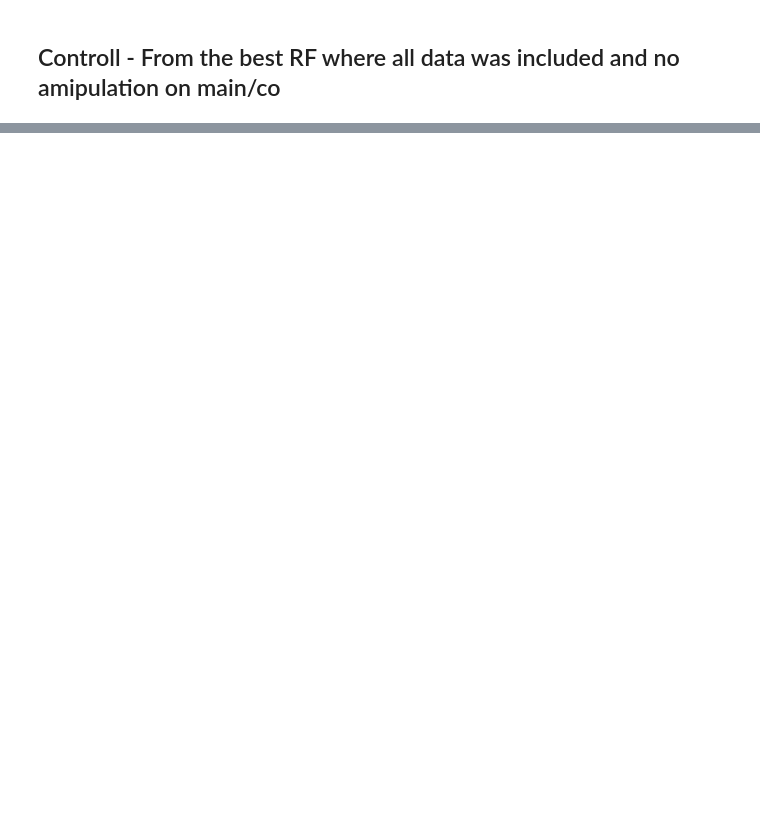
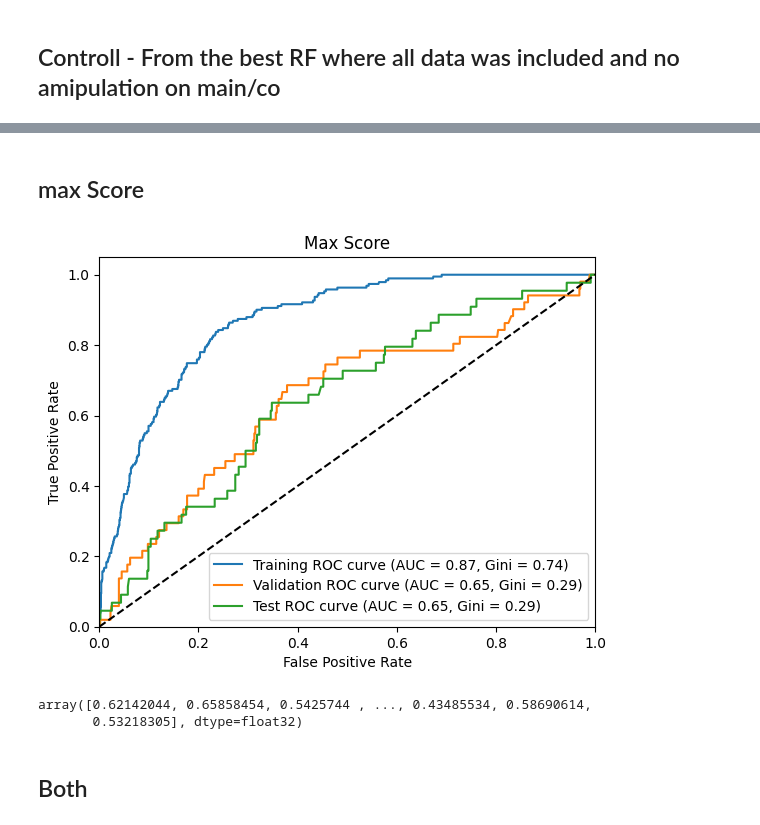
Before and after one commit to AndreasNilssonNstart/PSD2-Data-Engineering-Modeling-DATA-258, a Jupyter notebook: 2. Python/2.00 Target Modelling.ipynb, the cells around one changed output, grey strips where cells are left out. Cells and saved outputs as stored; diff of their text form; code cells hidden in the pictures; blank space fills up the shorter version.

```diff
--- a/2. Python/2.00 Target Modelling.ipynb
+++ b/2. Python/2.00 Target Modelling.ipynb
@@ -286 +304,9 @@ scores
 3453 rows × 6 columns
+# %%
+train = scores.iloc[:len(Xtrain)]
+
+print(len(Xval))
+val = scores.iloc[len(Xtrain):len(Xval)+len(Xtrain)]
+
+print(len(Xtest))
+test = scores.iloc[len(Xval)+len(Xtrain):]
@@ -287,4 +318,4 @@ scores
 # %%
-train = scores[scores.ApplicationID.isin(train.ApplicationID)]
-val = scores[scores.ApplicationID.isin(val.ApplicationID)]
-test = scores[scores.ApplicationID.isin(test.ApplicationID)]
+# train = scores[scores.ApplicationID.isin(train.ApplicationID)].drop_duplicates()
+# val = scores[scores.ApplicationID.isin(val.ApplicationID)].drop_duplicates()
+# test = scores[scores.ApplicationID.isin(test.ApplicationID)].drop_duplicates()
@@ -555,0 +697,4 @@ optimal_features
+# %%
+min_train = pd.merge(df_min_score, train['ApplicationID'], on='ApplicationID',how='right').drop_duplicates()
+min_val = pd.merge(df_min_score, val['ApplicationID'], on='ApplicationID',how='right').drop_duplicates()
+min_test = pd.merge(df_min_score, test['ApplicationID'], on='ApplicationID',how='right').drop_duplicates()
@@ -555,0 +763,26 @@ optimal_features
+# %% [markdown]
+## max Score
+# %%
+max_train = pd.merge(df_max_score, train['ApplicationID'], on='ApplicationID',how='right').drop_duplicates()
+max_val = pd.merge(df_max_score, val['ApplicationID'], on='ApplicationID',how='right').drop_duplicates()
+max_test = pd.merge(df_max_score, test['ApplicationID'], on='ApplicationID',how='right').drop_duplicates()
+
+
+
+
+y_train_pred_proba = max_train.xgb_score
+y_train =  max_train.Ever90
+
+y_val_pred_proba = max_val.xgb_score
+y_val =  max_val.Ever90
+
+y_test_pred_proba = max_test.xgb_score
+y_test =  max_test.Ever90
+# %%
+plot_gini( y_train_pred_proba, y_train, y_val_pred_proba, y_val, y_test_pred_proba, y_test, 'Max Score')
+# %% [output]
+[figure, added]
+array([0.62142044, 0.65858454, 0.5425744 , ..., 0.43485534, 0.58690614,
+       0.53218305], dtype=float32)
+# %% [markdown]
+## Both
```
Also changed, not shown: parts of 57 cells of this notebook, 4 other files.
